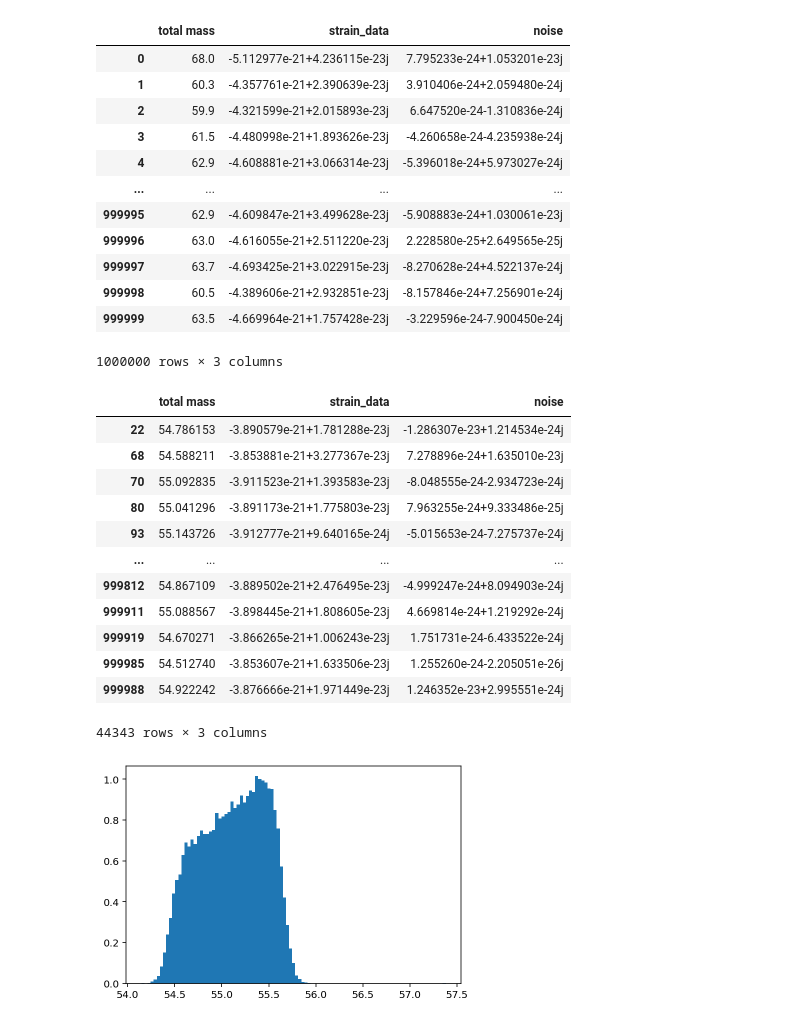
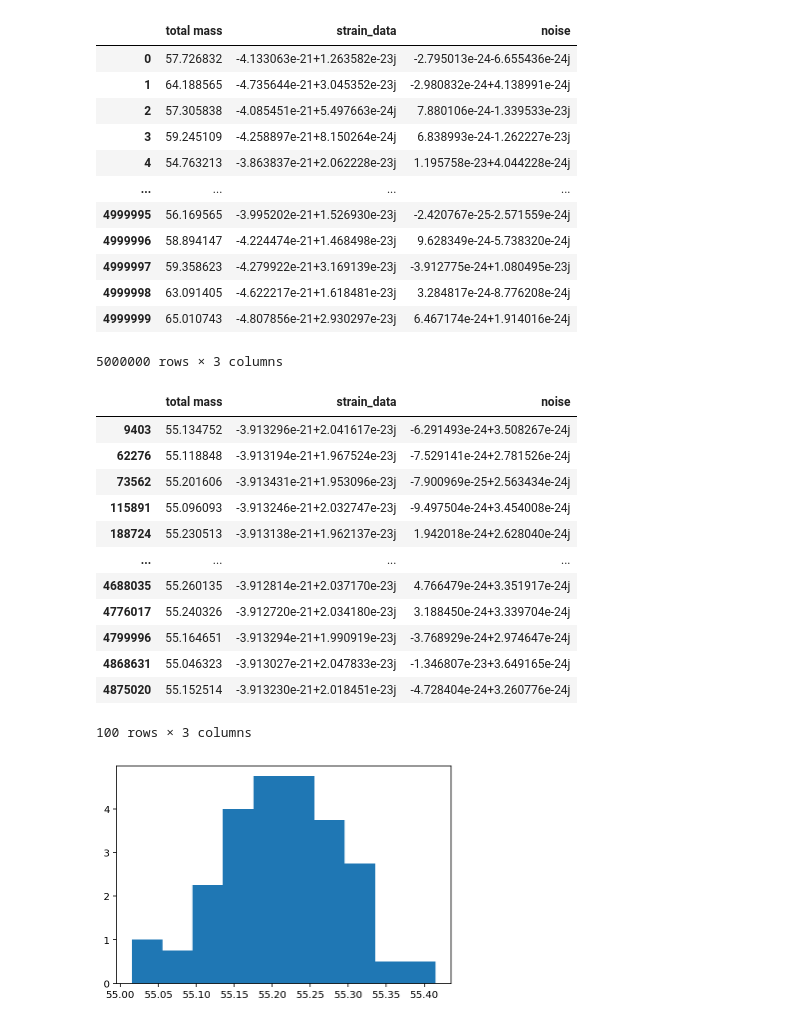
Before and after one commit to rory-smith/Lectures-on-inference-in-GW-astronomy, a Jupyter notebook: GW_data_in_a_toy_universe.ipynb, the cells around one changed output. Drawn from its saved outputs; the diff is of its cells as text; code cells hidden in the pictures.

```diff
--- a/GW_data_in_a_toy_universe.ipynb
+++ b/GW_data_in_a_toy_universe.ipynb
@@ -104,7 +101,7 @@ array([-2.12103602e-21+2.17551062e-24j])
 # %%
-noise_measurements = GW_detector_noise(1e6)
+noise_measurements = GW_detector_noise(5e6)
 # %%
-BBH_masses = draw_mtotal(1e6)
+BBH_masses = draw_mtotal(5e6)
 # %%
 signals = np.array([GW_signal(_m)[0] for _m in BBH_masses])
 # %%
@@ -121,25 +118,25 @@ plt.show()
 _df = {'total mass':BBH_masses, 'strain_data':strain_data, 'noise':noise_measurements}
 dataframe = pd.DataFrame(data=_df)
 # %%
-dataframe.round(1)
+dataframe
 # %% [output]
 |  | total mass | strain_data | noise |
-| 0 | 68.0 | -5.112977e-21+4.236115e-23j | 7.795233e-24+1.053201e-23j |
-| 1 | 60.3 | -4.357761e-21+2.390639e-23j | 3.910406e-24+2.059480e-24j |
-| 2 | 59.9 | -4.321599e-21+2.015893e-23j | 6.647520e-24-1.310836e-24j |
-| 3 | 61.5 | -4.480998e-21+1.893626e-23j | -4.260658e-24-4.235938e-24j |
-| 4 | 62.9 | -4.608881e-21+3.066314e-23j | -5.396018e-24+5.973027e-24j |
+| 0 | 57.726832 | -4.133063e-21+1.263582e-23j | -2.795013e-24-6.655436e-24j |
+| 1 | 64.188565 | -4.735644e-21+3.045352e-23j | -2.980832e-24+4.138991e-24j |
+| 2 | 57.305838 | -4.085451e-21+5.497663e-24j | 7.880106e-24-1.339533e-23j |
+| 3 | 59.245109 | -4.258897e-21+8.150264e-24j | 6.838993e-24-1.262227e-23j |
+| 4 | 54.763213 | -3.863837e-21+2.062228e-23j | 1.195758e-23+4.044228e-24j |
 | ... | ... | ... | ... |
-| 999995 | 62.9 | -4.609847e-21+3.499628e-23j | -5.908883e-24+1.030061e-23j |
-| 999996 | 63.0 | -4.616055e-21+2.511220e-23j | 2.228580e-25+2.649565e-25j |
-| 999997 | 63.7 | -4.693425e-21+3.022915e-23j | -8.270628e-24+4.522137e-24j |
-| 999998 | 60.5 | -4.389606e-21+2.932851e-23j | -8.157846e-24+7.256901e-24j |
-| 999999 | 63.5 | -4.669964e-21+1.757428e-23j | -3.229596e-24-7.900450e-24j |
+| 4999995 | 56.169565 | -3.995202e-21+1.526930e-23j | -2.420767e-25-2.571559e-24j |
+| 4999996 | 58.894147 | -4.224474e-21+1.468498e-23j | 9.628349e-24-5.738320e-24j |
+| 4999997 | 59.358623 | -4.279922e-21+3.169139e-23j | -3.912775e-24+1.080495e-23j |
+| 4999998 | 63.091405 | -4.622217e-21+1.618481e-23j | 3.284817e-24-8.776208e-24j |
+| 4999999 | 65.010743 | -4.807856e-21+2.930297e-23j | 6.467174e-24+1.914016e-24j |
-1000000 rows × 3 columns
+5000000 rows × 3 columns
 # %%
 strain_data_new = GW_detector_noise(1) + GW_signal(55)
 # %%
-precision = 22 #number of decimal places to round data
+precision = 24 #number of decimal places to round data
 
 idx = np.where(np.around(strain_data,precision)==np.around(strain_data_new, precision))
 # %%
@@ -151,20 +148,20 @@ lookup_table = dataframe[dataframe.index.isin(idx[0])]
 lookup_table
 # %% [output]
 |  | total mass | strain_data | noise |
-| 22 | 54.786153 | -3.890579e-21+1.781288e-23j | -1.286307e-23+1.214534e-24j |
-| 68 | 54.588211 | -3.853881e-21+3.277367e-23j | 7.278896e-24+1.635010e-23j |
-| 70 | 55.092835 | -3.911523e-21+1.393583e-23j | -8.048555e-24-2.934723e-24j |
-| 80 | 55.041296 | -3.891173e-21+1.775803e-23j | 7.963255e-24+9.333486e-25j |
-| 93 | 55.143726 | -3.912777e-21+9.640165e-24j | -5.015653e-24-7.275737e-24j |
+| 9403 | 55.134752 | -3.913296e-21+2.041617e-23j | -6.291493e-24+3.508267e-24j |
+| 62276 | 55.118848 | -3.913194e-21+1.967524e-23j | -7.529141e-24+2.781526e-24j |
+| 73562 | 55.201606 | -3.913431e-21+1.953096e-23j | -7.900969e-25+2.563434e-24j |
+| 115891 | 55.096093 | -3.913246e-21+2.032747e-23j | -9.497504e-24+3.454008e-24j |
+| 188724 | 55.230513 | -3.913138e-21+1.962137e-23j | 1.942018e-24+2.628040e-24j |
 | ... | ... | ... | ... |
-| 999812 | 54.867109 | -3.889502e-21+2.476495e-23j | -4.999247e-24+8.094903e-24j |
-| 999911 | 55.088567 | -3.898445e-21+1.808605e-23j | 4.669814e-24+1.219292e-24j |
-| 999919 | 54.670271 | -3.866265e-21+1.006243e-23j | 1.751731e-24-6.433522e-24j |
-| 999985 | 54.512740 | -3.853607e-21+1.633506e-23j | 1.255260e-24-2.205051e-26j |
-| 999988 | 54.922242 | -3.876666e-21+1.971449e-23j | 1.246352e-23+2.995551e-24j |
+| 4688035 | 55.260135 | -3.912814e-21+2.037170e-23j | 4.766479e-24+3.351917e-24j |
+| 4776017 | 55.240326 | -3.912720e-21+2.034180e-23j | 3.188450e-24+3.339704e-24j |
+| 4799996 | 55.164651 | -3.913294e-21+1.990919e-23j | -3.768929e-24+2.974647e-24j |
+| 4868631 | 55.046323 | -3.913027e-21+2.047833e-23j | -1.346807e-23+3.649165e-24j |
+| 4875020 | 55.152514 | -3.913230e-21+2.018451e-23j | -4.728404e-24+3.260776e-24j |
-44343 rows × 3 columns
+100 rows × 3 columns
 # %%
-plt.hist(lookup_table['total mass'],density=True,bins='auto')
+plt.hist(lookup_table['total mass'],density=True)
 plt.show()
 # %% [output]
-[figure, old version]
+[figure, new version]
```
Also changed, not shown: parts of 9 cells of this notebook.
